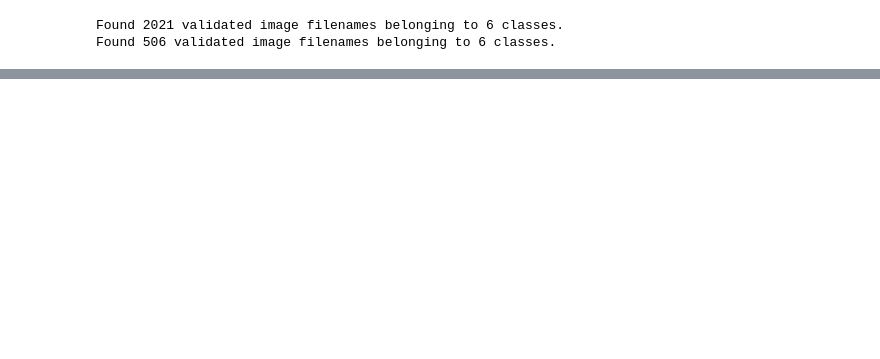
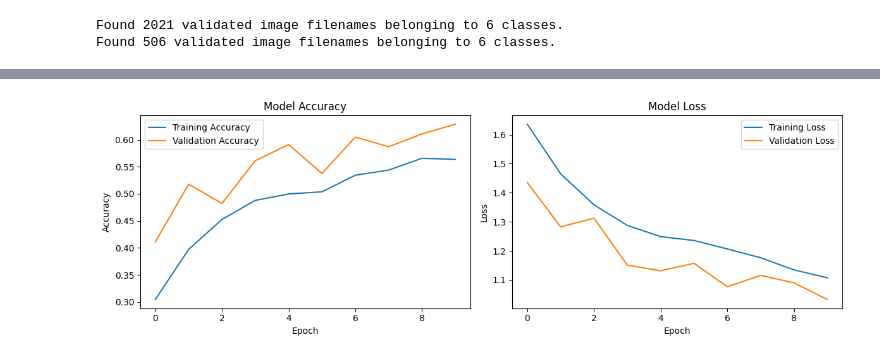
Before and after one commit to acwebber01/CSCI-4622-Avant-Garde-Recycling, a Jupyter notebook: notebook.ipynb, the cells around one changed output, grey strips where cells are left out. Drawn from its saved outputs; the diff is of its cells as text; code cells hidden in the pictures; blank space fills up the shorter version.

```diff
--- a/notebook.ipynb
+++ b/notebook.ipynb
@@ -181,4 +108,18 @@ cnn1.add(tf.keras.layers.Dense(units=1,activation='sigmoid'))
 # %%
+cnn1 = tf.keras.models.Sequential([
+    tf.keras.layers.Input(shape=(64, 64, 3)),
+
+    tf.keras.layers.Conv2D(filters=32,kernel_size=3,activation='relu'),
+    tf.keras.layers.MaxPool2D(pool_size=2,strides=2),
+    tf.keras.layers.Conv2D(filters=64,kernel_size=3,activation='relu'),
+    tf.keras.layers.MaxPool2D(pool_size=2,strides=2),
+
+    tf.keras.layers.Flatten(),
+    tf.keras.layers.Dense(units=128,activation='relu'),
+    tf.keras.layers.Dropout(0.5),
+    tf.keras.layers.Dense(units=6, activation='softmax')
+])
 #if we're trying to push the model to care more about false positives than false negatives,
 #maybe this is where we do that? we'll have to look into it further.
 cnn1.compile(optimizer='adam',loss='categorical_crossentropy',metrics=['accuracy'])
+cnn1.summary()
@@ -185,6 +150,10 @@ cnn1.compile(optimizer='adam',loss='categorical_crossentropy',metrics=['accuracy
 # %%
 #the tutorial i'm using might be using different definitions for train/validation/test splits
 #than we do? if so, probably wouldn't be too hard to fix it at least.
-cnn1.fit(x=train_set1,validation_data=test_set1,epochs=10)
+history = cnn1.fit(
+    train_set1,
+    validation_data=test_set1,
+    epochs=10,
+)
 # %% [output]
 Epoch 1/10
@@ -191,0 +179,27 @@ ValueError: Arguments `target` and `output` must have the same shape. Received:
+# %%
+plt.figure(figsize=(12, 4))
+
+plt.subplot(1, 2, 1)
+plt.plot(history.history['accuracy'], label='Training Accuracy')
+plt.plot(history.history['val_accuracy'], label='Validation Accuracy')
+plt.title('Model Accuracy')
+plt.xlabel('Epoch')
+plt.ylabel('Accuracy')
+plt.legend()
+
+plt.subplot(1, 2, 2)
+plt.plot(history.history['loss'], label='Training Loss')
+plt.plot(history.history['val_loss'], label='Validation Loss')
+plt.title('Model Loss')
+plt.xlabel('Epoch')
+plt.ylabel('Loss')
+plt.legend()
+
+plt.tight_layout()
+plt.show()
+
+test_loss, test_accuracy = cnn1.evaluate(test_set1)
+print(f"\nTest Accuracy: {test_accuracy:.4f}")
+print(f"Test Loss: {test_loss:.4f}")
+# %% [output]
+[figure, added]
```
Also changed, not shown: parts of 13 cells of this notebook.
